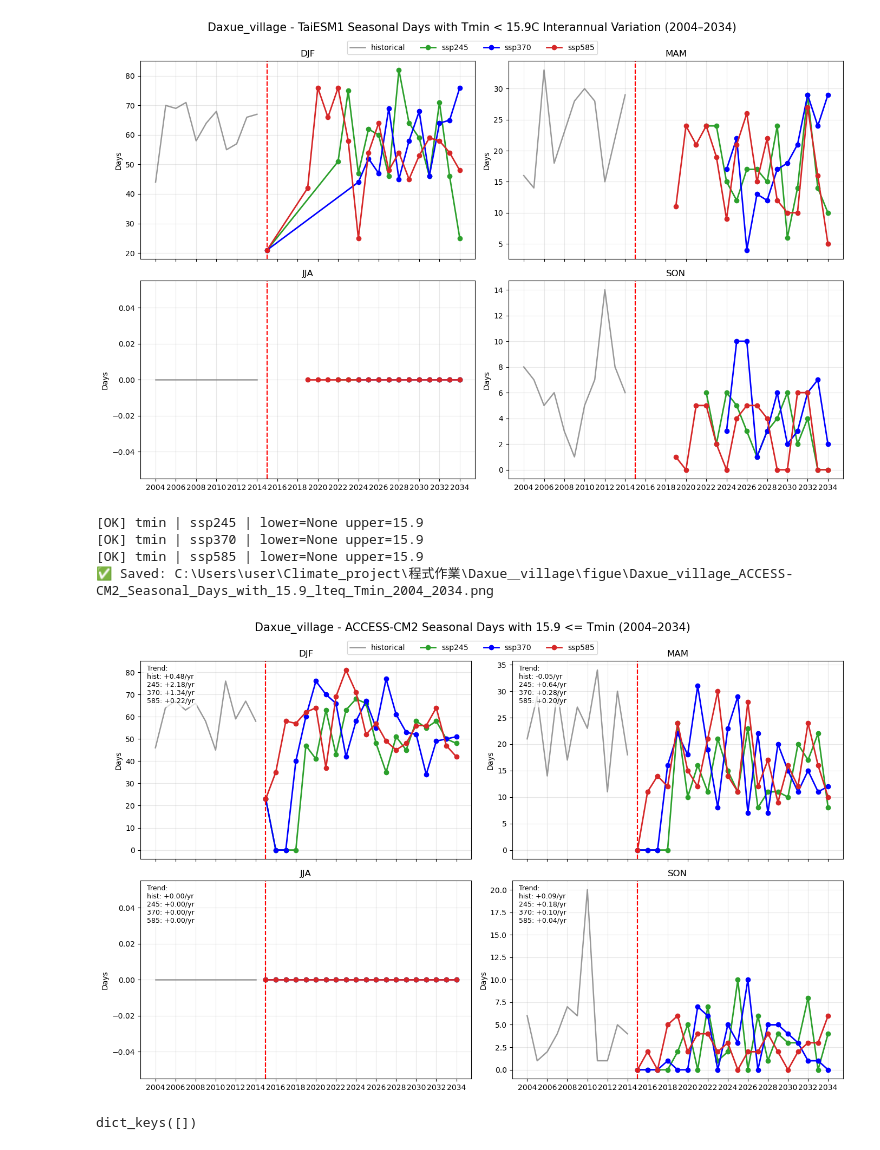
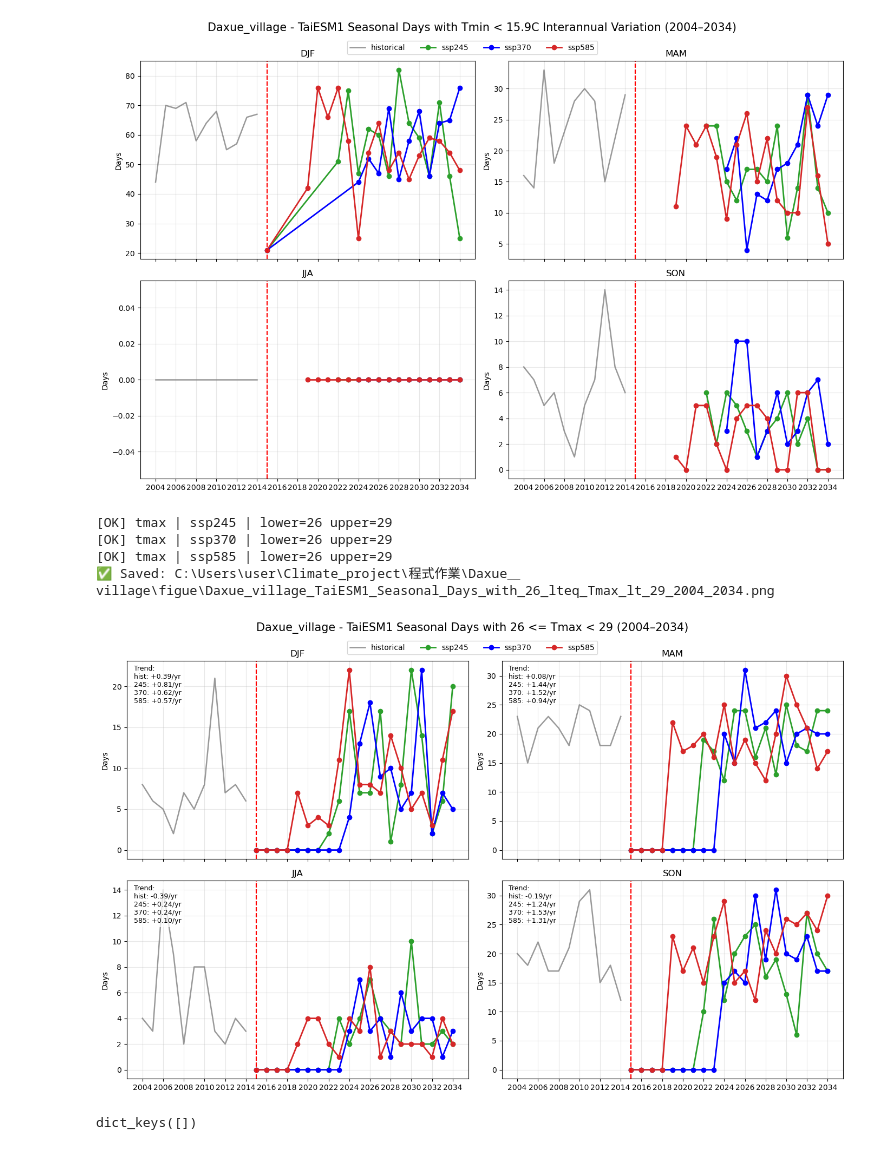
Before and after one commit to SteveChiao/Climate_project, a Jupyter notebook: 程式作業/Daxue＿village/code/0330蟑螂閾值.ipynb, the cells around one changed output. Saved outputs shown, nothing was run; the diff lists cells and outputs as text; code cells hidden in the pictures.

```diff
--- a/程式作業/Daxue＿village/code/0330蟑螂閾值.ipynb
+++ b/程式作業/Daxue＿village/code/0330蟑螂閾值.ipynb
@@ -2693,30 +2679,30 @@ def plot_interval_seasonal_interannual(
 
     plt.show()
 # %%
-model_name = "ACCESS-CM2" # ["TaiESM1", "ACCESS-CM2", "EC-Earth3"]
+model_name = "TaiESM1" # ["TaiESM1", "ACCESS-CM2", "EC-Earth3"]
 
 interval_tmax_31_35 = build_interval_results(
     model_name=model_name,
     target_ssps=target_ssps,
-    var_type="tmin",
-    lower=None,
-    upper=15.9,
+    var_type="tmax",
+    lower=26,
+    upper=29,
     lower_inclusive=True,
     upper_inclusive=False
 )
 
 plot_interval_seasonal_interannual(
     interval_results=interval_tmax_31_35,
-    title="Seasonal Days with 15.9 <= Tmin", # < 31C
+    title="Seasonal Days with 26 <= Tmax < 29", # < 31C
     save_path=save_path,
     ylabel="Days"
 )
 # %% [output]
-[OK] tmin | ssp245 | lower=None upper=15.9
-[OK] tmin | ssp370 | lower=None upper=15.9
-[OK] tmin | ssp585 | lower=None upper=15.9
-✅ Saved: C:\Users\user\Climate_project\程式作業\Daxue＿village\figue\Daxue_village_ACCESS-CM2_Seasonal_Days_with_15.9_lteq_Tmin_2004_2034.png
+[OK] tmax | ssp245 | lower=26 upper=29
+[OK] tmax | ssp370 | lower=26 upper=29
+[OK] tmax | ssp585 | lower=26 upper=29
+✅ Saved: C:\Users\user\Climate_project\程式作業\Daxue＿village\figue\Daxue_village_TaiESM1_Seasonal_Days_with_26_lteq_Tmax_lt_29_2004_2034.png
-[figure, old version]
+[figure, new version]
 # %%
 print(seasonal_results.keys())
 # %% [output]
```
Also changed, not shown: parts of 3 cells of this notebook, 23 other files.
